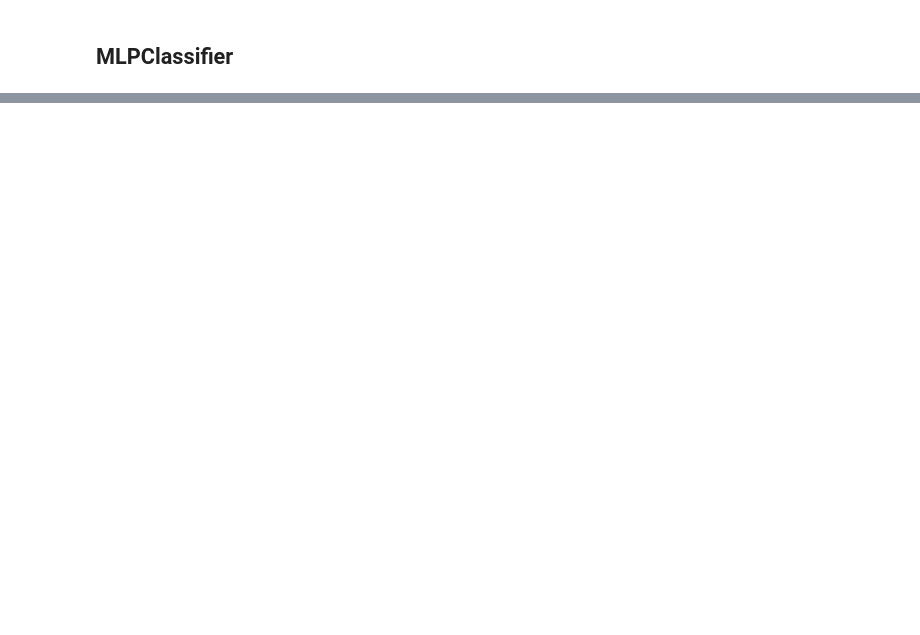
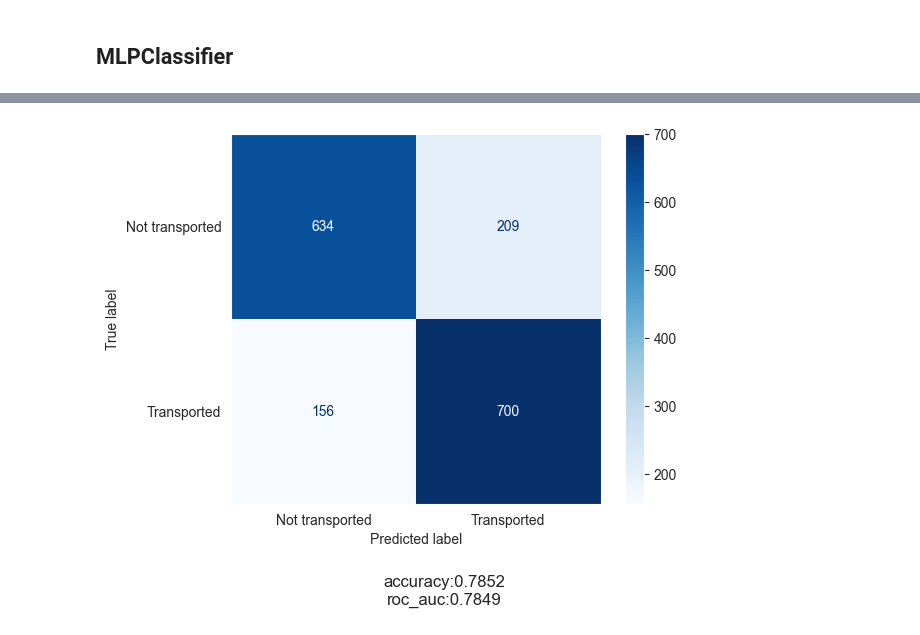
Before and after one commit to filip-kobus/spaceship-titanic-kaggle, a Jupyter notebook: notebook.ipynb, the cells around one changed output, grey strips where cells are left out. Cells and saved outputs as stored; diff of their text form; code cells hidden in the pictures; blank space fills up the shorter version.

```diff
--- a/notebook.ipynb
+++ b/notebook.ipynb
@@ -1273,0 +1404,29 @@ set - Found best parameters: {'activation': 'tanh', 'alpha': 0.005, 'batch_size'
+# %%
+X = train_after_imputation.drop('Transported', axis=1)
+y = train_after_imputation['Transported']
+X_train, X_valid, y_train, y_valid = train_test_split(X, y, train_size=0.8, test_size=0.2, random_state=0, stratify=y)
+
+model = MLPClassifier(
+    activation= 'tanh',
+    alpha= 0.005,
+    batch_size= 'auto',
+    early_stopping= True,
+    hidden_layer_sizes= (160,),
+    learning_rate= 'adaptive',
+    learning_rate_init= 0.003,
+    max_iter= 300,
+    momentum= 0.9,
+    solver= 'adam',
+    random_state= 0
+)
+
+model.fit(X_train, y_train)
+
+ConfusionMatrixDisplay.from_estimator(model, X_valid, y_valid, cmap='Blues', display_labels=["Not transported", "Transported"])
+plt.figtext(0.5, -0.1,
+    f"accuracy:{accuracy_score(y_valid, model.predict(X_valid)):.4f}\n"
+    f"roc_auc:{roc_auc_score(y_valid, model.predict(X_valid)):.4f}", ha="center", fontsize=12)
+plt.grid(False)
+plt.show()
+# %% [output]
+[figure, added]
```
Also changed, not shown: parts of 24 cells of this notebook.
